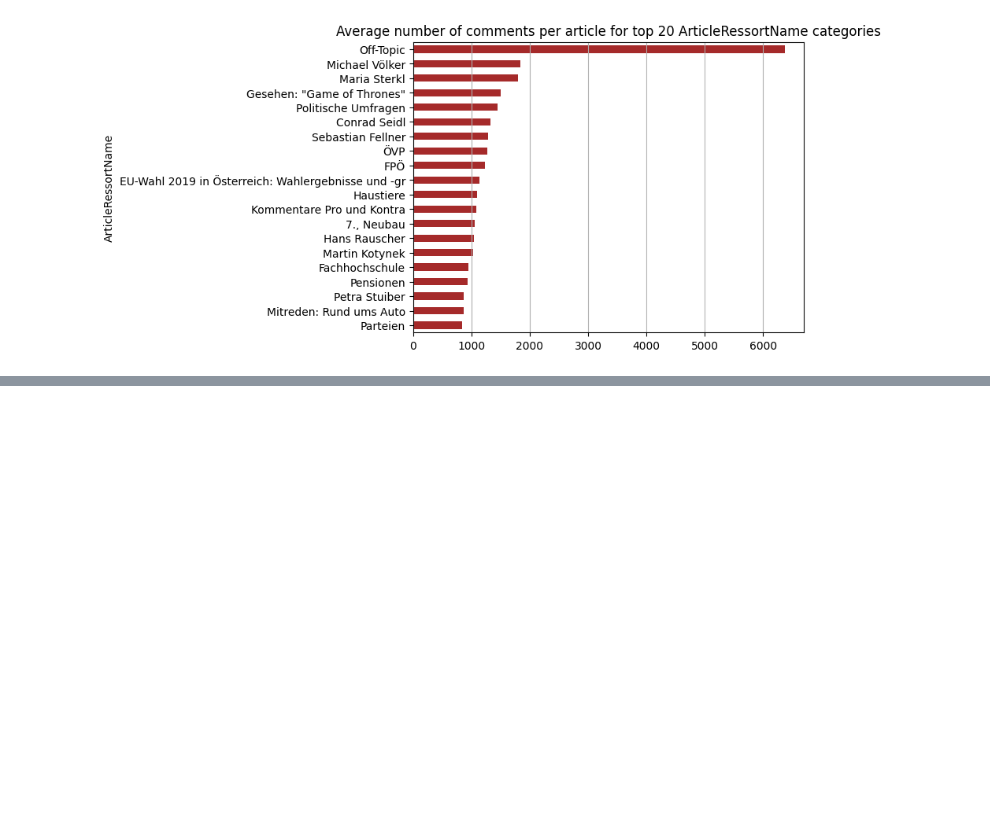
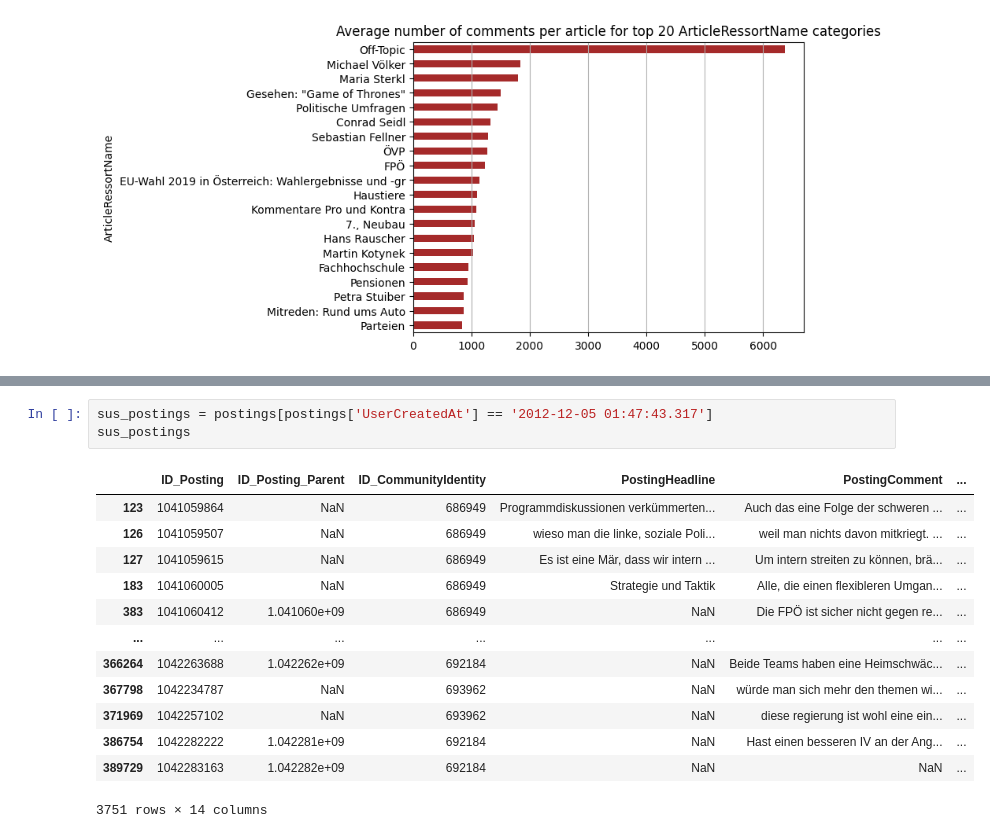
Before and after one commit to RomanGrebnev/sna_link_prediction, a Jupyter notebook: notebooks/emile_data_exploration_postings.ipynb, the cells around one changed output, grey strips where cells are left out. Drawn from its saved outputs; the diff is of its cells as text; blank space fills up the shorter version.

```diff
--- a/notebooks/emile_data_exploration.ipynb
+++ b/notebooks/emile_data_exploration_postings.ipynb
@@ -151,0 +192,17 @@ plt.show()
+# %%
+sus_postings = postings[postings['UserCreatedAt'] == '2012-12-05 01:47:43.317']
+sus_postings
+# %% [output]
+|  | ID_Posting | ID_Posting_Parent | ID_CommunityIdentity | PostingHeadline | PostingComment | ... |
+| 123 | 1041059864 | NaN | 686949 | Programmdiskussionen verkümmerten... | Auch das eine Folge der schweren ... | ... |
+| 126 | 1041059507 | NaN | 686949 | wieso man die linke, soziale Poli... | weil man nichts davon mitkriegt. ... | ... |
+| 127 | 1041059615 | NaN | 686949 | Es ist eine Mär, dass wir intern ... | Um intern streiten zu können, brä... | ... |
+| 183 | 1041060005 | NaN | 686949 | Strategie und Taktik | Alle, die einen flexibleren Umgan... | ... |
+| 383 | 1041060412 | 1.041060e+09 | 686949 | NaN | Die FPÖ ist sicher nicht gegen re... | ... |
+| ... | ... | ... | ... | ... | ... | ... |
+| 366264 | 1042263688 | 1.042262e+09 | 692184 | NaN | Beide Teams haben eine Heimschwäc... | ... |
+| 367798 | 1042234787 | NaN | 693962 | NaN | würde man sich mehr den themen wi... | ... |
+| 371969 | 1042257102 | NaN | 693962 | NaN | diese regierung ist wohl eine ein... | ... |
+| 386754 | 1042282222 | 1.042281e+09 | 692184 | NaN | Hast einen besseren IV an der Ang... | ... |
+| 389729 | 1042283163 | 1.042282e+09 | 692184 | NaN | NaN | ... |
+3751 rows × 14 columns
```
Also changed, not shown: parts of 6 cells of this notebook, 2 other files.
